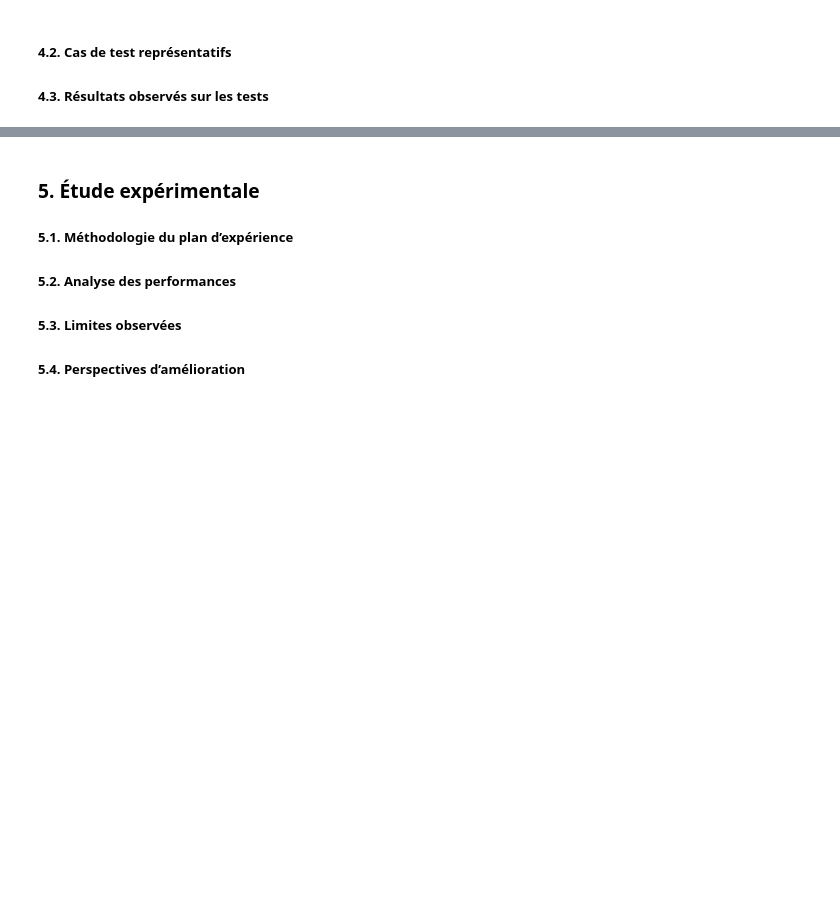
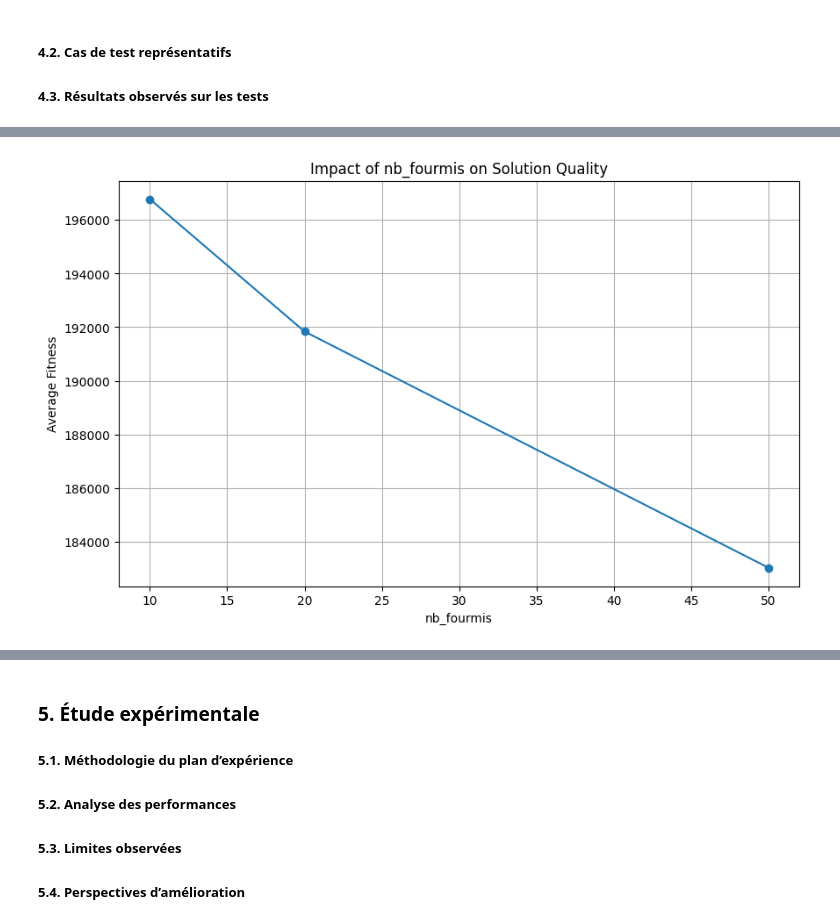
Before and after one commit to noiia/BLOC_RECHERCHE_OPERATIONNELLE, a Jupyter notebook: final_projet.ipynb, the cells around one changed output, grey strips where cells are left out. Drawn from its saved outputs; the diff is of its cells as text; code cells hidden in the pictures; blank space fills up the shorter version.

```diff
--- a/final_projet.ipynb
+++ b/final_projet.ipynb
@@ -91,7 +91,7 @@ def GenerateCityMapFromCSV(size):
             city_map[city] = (lat,lon)
     return city_map
 
-Cities = GenerateCityMapFromCSV(6)
+Cities = GenerateCityMapFromCSV(200)
 # %%
 def calculate_travel_time(departure_city, arrival_city, city_map, mode, osrm_link, params):
     """
@@ -661,3 +661,83 @@ generate_hamiltonian_map(meilleur_chemin, Cities)
 
 ##### 4.2. Cas de test représentatifs
 ##### 4.3. Résultats observés sur les tests
+# %%
+import matplotlib.pyplot as plt
+import numpy as np
+import datetime
+import random
+from itertools import product
+
+def run_experiments(matrice_poids, City_Dependance, param_ranges):
+    results = []
+    param_combinations = list(product(*param_ranges.values()))
+
+    for params in param_combinations:
+        nb_fourmis, nb_iterations, importance_pheromone, importance_cout, taux_evap = params
+        start_time = datetime.datetime.now()
+        _, fitness = executer_aco(
+            matrice_poids,
+            City_Dependance,
+            nb_fourmis=nb_fourmis,
+            nb_iterations=nb_iterations,
+            importance_pheromone=importance_pheromone,
+            importance_cout=importance_cout,
+            taux_evap=taux_evap
+        )
+        end_time = datetime.datetime.now()
+        duration = (end_time - start_time).total_seconds()
+
+        results.append({
+            'params': params,
+            'fitness': fitness,
+            'time': duration
+        })
+
+    return results
+
+def plot_results(results, param_ranges):
+    param_names = ['nb_fourmis', 'nb_iterations', 'importance_pheromone', 'importance_cout', 'taux_evap']
+
+    for i, param in enumerate(param_names):
+        plt.figure(figsize=(10, 6))
+        x_values = [r['params'][i] for r in results]
+        y_values = [r['fitness'] for r in results]
+
+        unique_params = sorted(list(set(x_values)))
+        avg_fitness = []
+
+        for p in unique_params:
+            mask = [x == p for x in x_values]
+            avg_fitness.append(np.mean([y for y, m in zip(y_values, mask) if m]))
+
+        plt.plot(unique_params, avg_fitness, 'o-')
+        plt.xlabel(param)
+        plt.ylabel('Average Fitness')
+        plt.title(f'Impact of {param} on Solution Quality')
+        plt.grid(True)
+        plt.show()
+
+def analyze_parameters(matrice_poids, City_Dependance):
+    param_ranges = {
+        'nb_fourmis': [5, 10, 20, 50],
+        'nb_iterations': [50, 100, 200],
+        'importance_pheromone': [0.5, 1.0, 2.0],
+        'importance_cout': [0.5, 1.0, 2.0],
+        'taux_evap': [0.05, 0.1, 0.2]
+    }
+
+    results = run_experiments(matrice_poids, City_Dependance, param_ranges)
+    plot_results(results, param_ranges)
+
+    best_result = min(results, key=lambda x: x['fitness'])
+    print("\nBest Parameters:")
+    print(f"nb_fourmis: {best_result['params'][0]}")
+    print(f"nb_iterations: {best_result['params'][1]}")
+    print(f"importance_pheromone: {best_result['params'][2]}")
+    print(f"importance_cout: {best_result['params'][3]}")
+    print(f"taux_evap: {best_result['params'][4]}")
+    print(f"Best Fitness: {best_result['fitness']}")
+    print(f"Execution Time: {best_result['time']} seconds")
+
+analyze_parameters(ponderation_matrix, City_Dependance)
+# %% [output]
@@ -663,0 +761 @@ generate_hamiltonian_map(meilleur_chemin, Cities)
+[figure, added]
```
Also changed, not shown: parts of 3 cells of this notebook.
